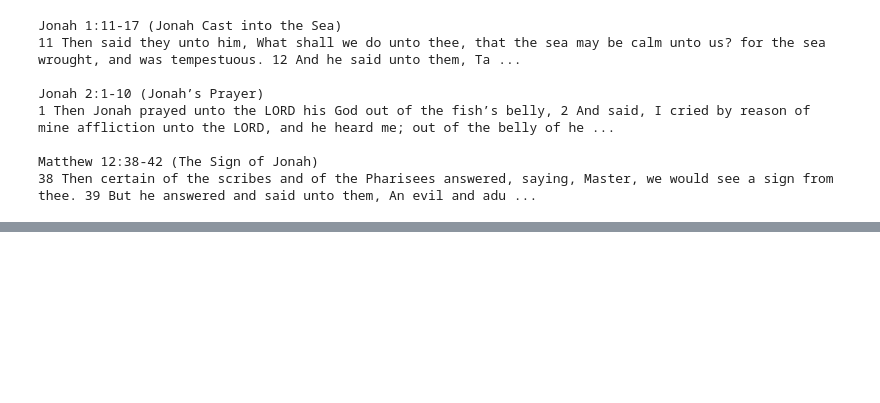
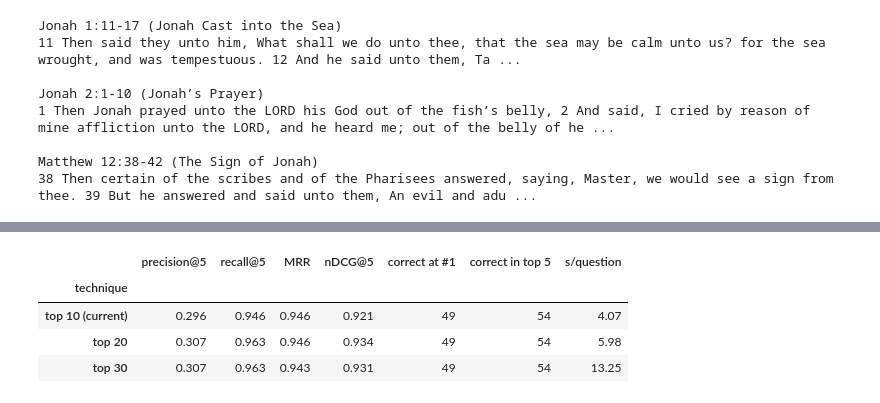
Before and after one commit to Gifted199/KJV-Bible-web-app, a Jupyter notebook: RAG_Retrieval_walkthrough.ipynb, the cells around one changed output, grey strips where cells are left out. Cells and saved outputs as stored; diff of their text form; code cells hidden in the pictures; blank space fills up the shorter version.

```diff
--- a/RAG_Retrieval_walkthrough.ipynb
+++ b/RAG_Retrieval_walkthrough.ipynb
@@ -625,0 +682,3 @@ Retrieval is finished. The next step is **generation**: hand the top passages to
+# %%
+load("azure_depth")
+# %% [output]
@@ -625,0 +686,5 @@ Retrieval is finished. The next step is **generation**: hand the top passages to
+|  | precision@5 | recall@5 | MRR | nDCG@5 | correct at #1 | correct in top 5 | s/question |
+| technique |  |  |  |  |  |  |  |
+| top 10 (current) | 0.296 | 0.946 | 0.946 | 0.921 | 49 | 54 | 4.07 |
+| top 20 | 0.307 | 0.963 | 0.946 | 0.934 | 49 | 54 | 5.98 |
+| top 30 | 0.307 | 0.963 | 0.943 | 0.931 | 49 | 54 | 13.25 |
```
Also changed, not shown: parts of 22 cells of this notebook, 11 other files.
